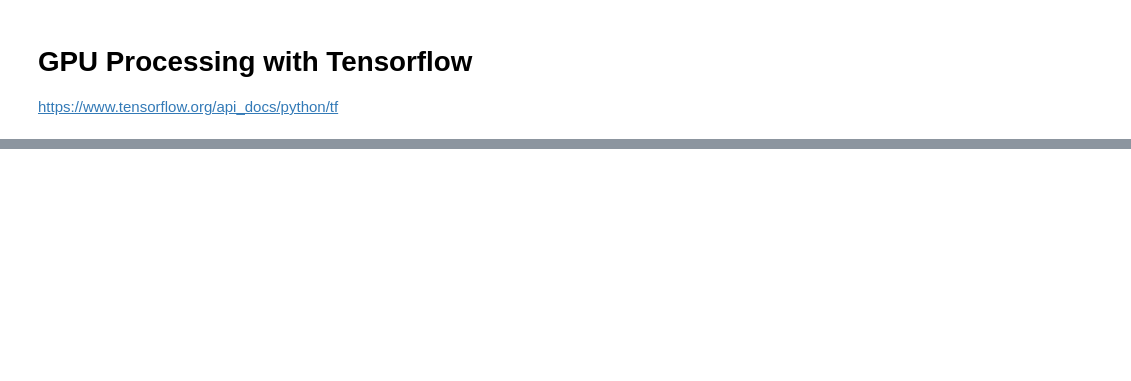
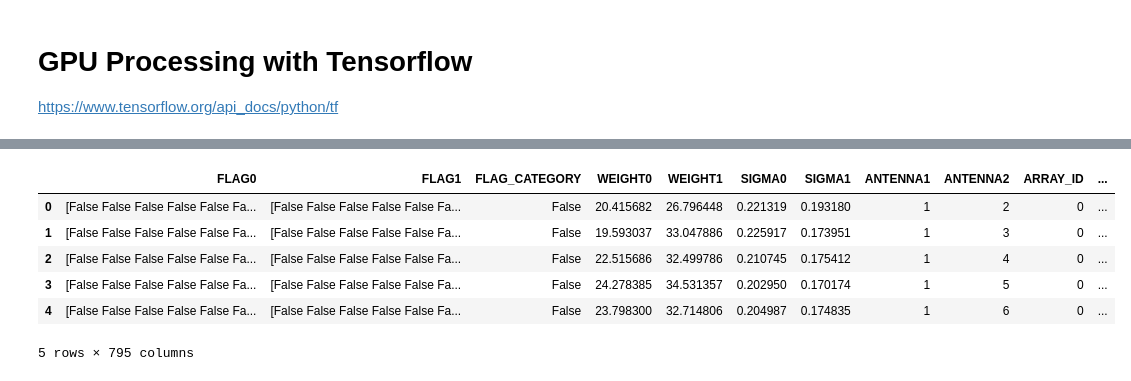
Before and after one commit to ryanraba/casa6, a Jupyter notebook: casa7experiments.ipynb, the cells around one changed output, grey strips where cells are left out. Drawn from its saved outputs; the diff is of its cells as text; code cells hidden in the pictures; blank space fills up the shorter version.

```diff
--- a/casa7experiments.ipynb
+++ b/casa7experiments.ipynb
@@ -292,0 +384,17 @@ tensorflow elapsed time (s):  1.1716275215148926
+# %%
+import pandas as pd
+import numpy as np
+
+# load pandas dataframe
+pdf = pd.read_hdf(prefix+'.h5', key='mdf')
+
+# what do we have here?
+pdf.head()
+# %% [output]
+|  | FLAG0 | FLAG1 | FLAG_CATEGORY | WEIGHT0 | WEIGHT1 | SIGMA0 | SIGMA1 | ANTENNA1 | ANTENNA2 | ARRAY_ID | ... |
+| 0 | [False False False False False Fa... | [False False False False False Fa... | False | 20.415682 | 26.796448 | 0.221319 | 0.193180 | 1 | 2 | 0 | ... |
+| 1 | [False False False False False Fa... | [False False False False False Fa... | False | 19.593037 | 33.047886 | 0.225917 | 0.173951 | 1 | 3 | 0 | ... |
+| 2 | [False False False False False Fa... | [False False False False False Fa... | False | 22.515686 | 32.499786 | 0.210745 | 0.175412 | 1 | 4 | 0 | ... |
+| 3 | [False False False False False Fa... | [False False False False False Fa... | False | 24.278385 | 34.531357 | 0.202950 | 0.170174 | 1 | 5 | 0 | ... |
+| 4 | [False False False False False Fa... | [False False False False False Fa... | False | 23.798300 | 32.714806 | 0.204987 | 0.174835 | 1 | 6 | 0 | ... |
+5 rows × 795 columns
```
Also changed, not shown: parts of 21 cells of this notebook.
